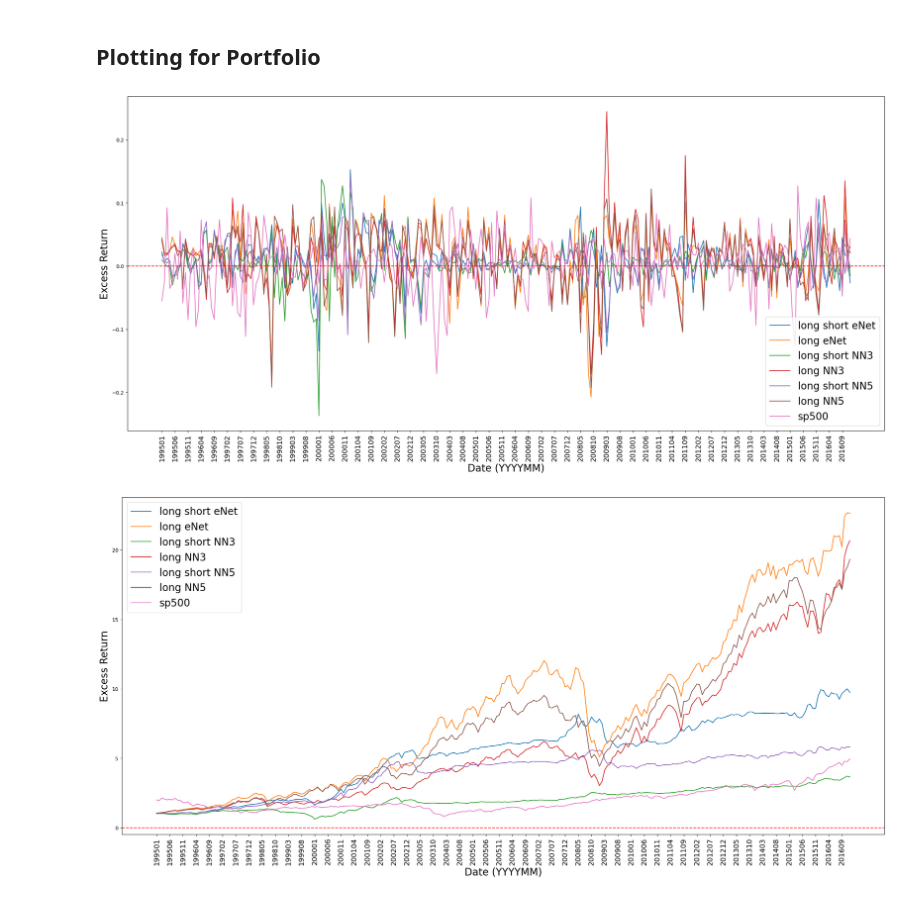
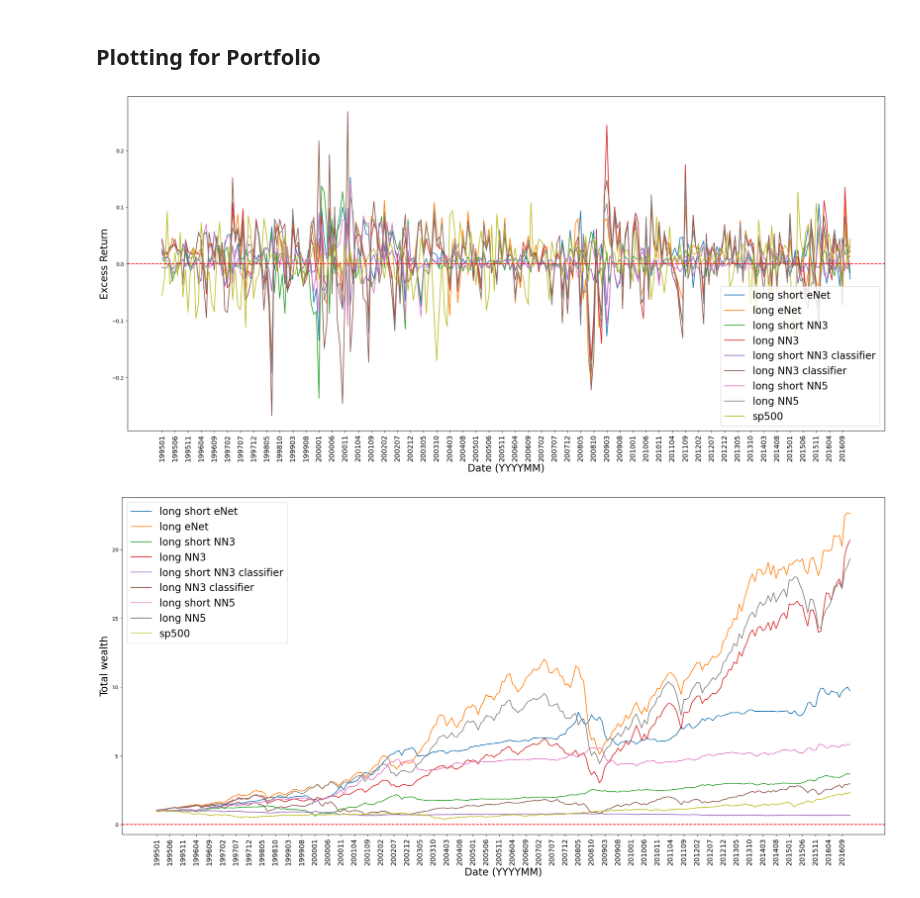
Before and after one commit to Sho-Shoo/36490-F23-Group1, a Jupyter notebook: plot_portfolio.ipynb, the cells around one changed output. Cells and saved outputs as stored; diff of their text form; code cells hidden in the pictures.

Commit message:
Upload NN3 classifier results (not good)

```diff
--- a/plot_portfolio.ipynb
+++ b/plot_portfolio.ipynb
@@ -17,36 +17,44 @@ with open("outputs/portfolio/long_short_nn3.pkl", "rb") as f:
 
 with open("outputs/portfolio/long_nn3.pkl", "rb") as f:
     long_nn3 = pickle.load(f)
+
+with open("outputs/portfolio/long_short_nn3_classifier.pkl", "rb") as f:
+    long_short_nn3_classifier = pickle.load(f)
+
+with open("outputs/portfolio/long_nn3_classifier.pkl", "rb") as f:
+    long_nn3_classifier = pickle.load(f)
 
 with open("outputs/portfolio/long_short_nn5.pkl", "rb") as f:
     long_short_nn5 = pickle.load(f)
 
 with open("outputs/portfolio/long_nn5.pkl", "rb") as f:
     long_nn5 = pickle.load(f)
 
 with open("outputs/portfolio/sp500.pkl", "rb") as f:
     sp500 = pickle.load(f)
     sp500 = sp500[324-264:]
 
 plt.figure(figsize=(27, 12))
 plt.plot(obj_month_list, long_short_eNet, label="long short eNet")
 plt.plot(obj_month_list, long_eNet, label="long eNet")
 plt.plot(obj_month_list, long_short_nn3, label="long short NN3")
 plt.plot(obj_month_list, long_nn3, label="long NN3")
+plt.plot(obj_month_list, long_short_nn3_classifier, label="long short NN3 classifier")
+plt.plot(obj_month_list, long_nn3_classifier, label="long NN3 classifier")
 plt.plot(obj_month_list, long_short_nn5, label="long short NN5")
 plt.plot(obj_month_list, long_nn5, label="long NN5")
 plt.plot(obj_month_list, sp500, label="sp500")
 plt.axhline(0, color='r', linestyle="--")
 # plt.plot(test_months, validation_r2s, label="R^2 in validation years")
 plt.xticks(obj_month_list[::5], rotation='vertical', fontsize=14)
 plt.xlabel('Date (YYYYMM)', fontsize=20)
 plt.ylabel('Excess Return', fontsize=20)
 plt.legend(fontsize=20)
 plt.show()
 # %% [output]
-[figure, old version]
+[figure, new version]
 # %%
-sp500[0] = 1
+# sp500[0] = 1
 def adjusted_cumulative_product(array):
     adjusted_array = []
     cumulative_product = 1
@@ -60,6 +68,8 @@ accum_long_short_eNet = adjusted_cumulative_product(long_short_eNet)
 accum_long_eNet = adjusted_cumulative_product(long_eNet)
 accum_long_short_nn3 = adjusted_cumulative_product(long_short_nn3)
 accum_long_nn3 = adjusted_cumulative_product(long_nn3)
+accum_long_short_nn3_classifier = adjusted_cumulative_product(long_short_nn3_classifier)
+accum_long_nn3_classifier = adjusted_cumulative_product(long_nn3_classifier)
 accum_long_short_nn5 = adjusted_cumulative_product(long_short_nn5)
 accum_long_nn5 = adjusted_cumulative_product(long_nn5)
 accum_sp500 = adjusted_cumulative_product(sp500)
@@ -71,6 +81,8 @@ plt.plot(obj_month_list, accum_long_short_eNet, label="long short eNet")
 plt.plot(obj_month_list, accum_long_eNet, label="long eNet")
 plt.plot(obj_month_list, accum_long_short_nn3, label="long short NN3")
 plt.plot(obj_month_list, accum_long_nn3, label="long NN3")
+plt.plot(obj_month_list, accum_long_short_nn3_classifier, label="long short NN3 classifier")
+plt.plot(obj_month_list, accum_long_nn3_classifier, label="long NN3 classifier")
 plt.plot(obj_month_list, accum_long_short_nn5, label="long short NN5")
 plt.plot(obj_month_list, accum_long_nn5, label="long NN5")
 plt.plot(obj_month_list, accum_sp500, label="sp500")
@@ -79,8 +91,8 @@ plt.axhline(0, color='r', linestyle="--")
 # plt.plot(test_months, validation_r2s, label="R^2 in validation years")
 plt.xticks(obj_month_list[::5], rotation='vertical', fontsize=14)
 plt.xlabel('Date (YYYYMM)', fontsize=20)
-plt.ylabel('Excess Return', fontsize=20)
+plt.ylabel('Total wealth', fontsize=20)
 plt.legend(fontsize=20)
 plt.show()
 # %% [output]
-[figure, old version]
+[figure, new version]
```
Also changed, not shown: 11 other files.
